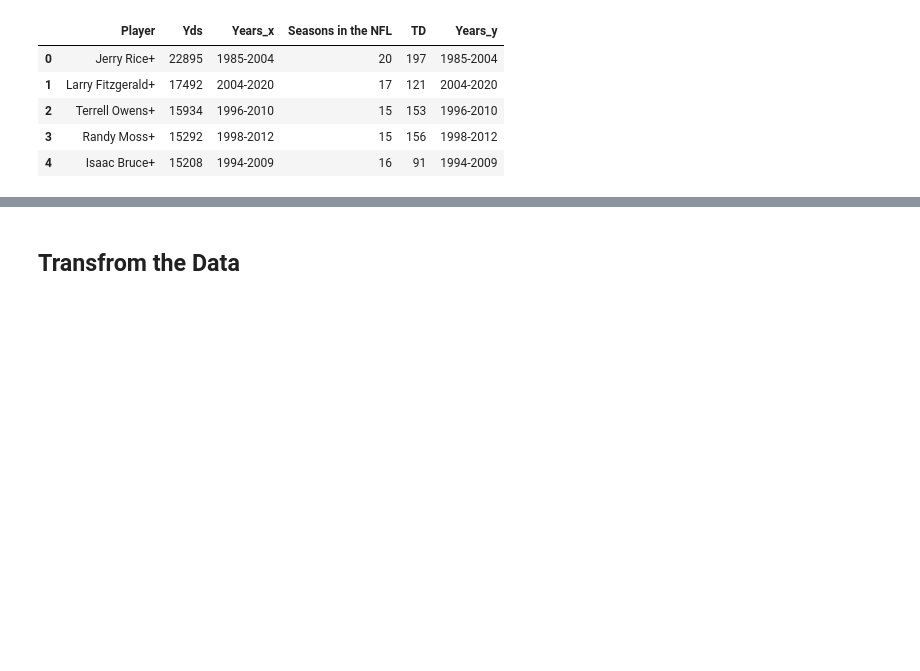
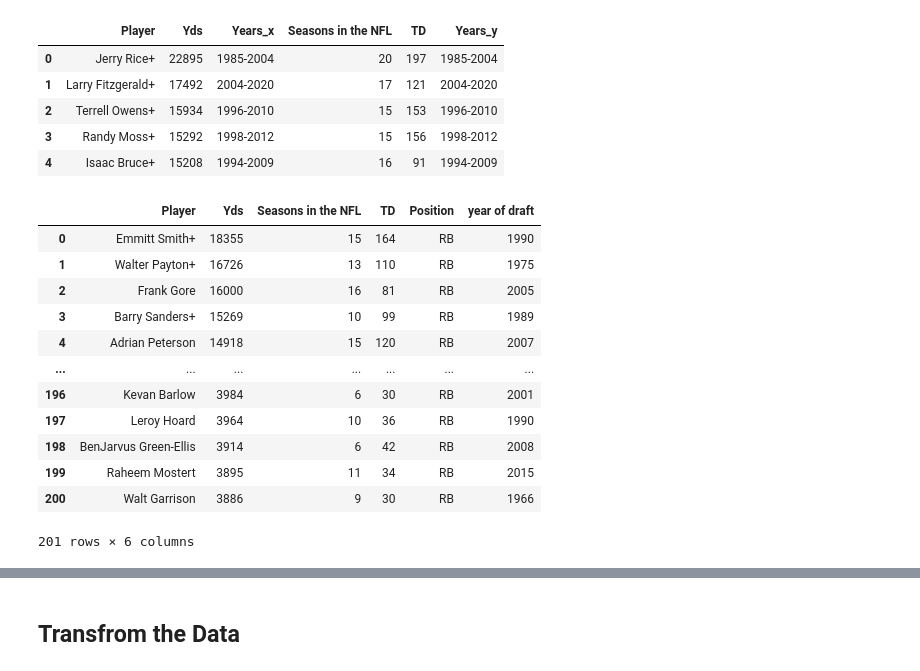
Before and after one commit to szmbalint/Causal_Inference_Project, a Jupyter notebook: Notebook/init_notebook.ipynb, the cells around one changed output, grey strips where cells are left out. Drawn from its saved outputs; the diff is of its cells as text; code cells hidden in the pictures; blank space fills up the shorter version.

```diff
--- a/Notebook/init_notebook.ipynb
+++ b/Notebook/init_notebook.ipynb
@@ -92,0 +95,16 @@ joined_WR_data['Position'] = 'WR'
+# %%
+joined_RB_data.drop(['Years_x', 'Years_y'], axis=1)
+# %% [output]
+|  | Player | Yds | Seasons in the NFL | TD | Position | year of draft |
+| 0 | Emmitt Smith+ | 18355 | 15 | 164 | RB | 1990 |
+| 1 | Walter Payton+ | 16726 | 13 | 110 | RB | 1975 |
+| 2 | Frank Gore | 16000 | 16 | 81 | RB | 2005 |
+| 3 | Barry Sanders+ | 15269 | 10 | 99 | RB | 1989 |
+| 4 | Adrian Peterson | 14918 | 15 | 120 | RB | 2007 |
+| ... | ... | ... | ... | ... | ... | ... |
+| 196 | Kevan Barlow | 3984 | 6 | 30 | RB | 2001 |
+| 197 | Leroy Hoard | 3964 | 10 | 36 | RB | 1990 |
+| 198 | BenJarvus Green-Ellis | 3914 | 6 | 42 | RB | 2008 |
+| 199 | Raheem Mostert | 3895 | 11 | 34 | RB | 2015 |
+| 200 | Walt Garrison | 3886 | 9 | 30 | RB | 1966 |
+201 rows × 6 columns
```
Also changed, not shown: parts of 6 cells of this notebook.
